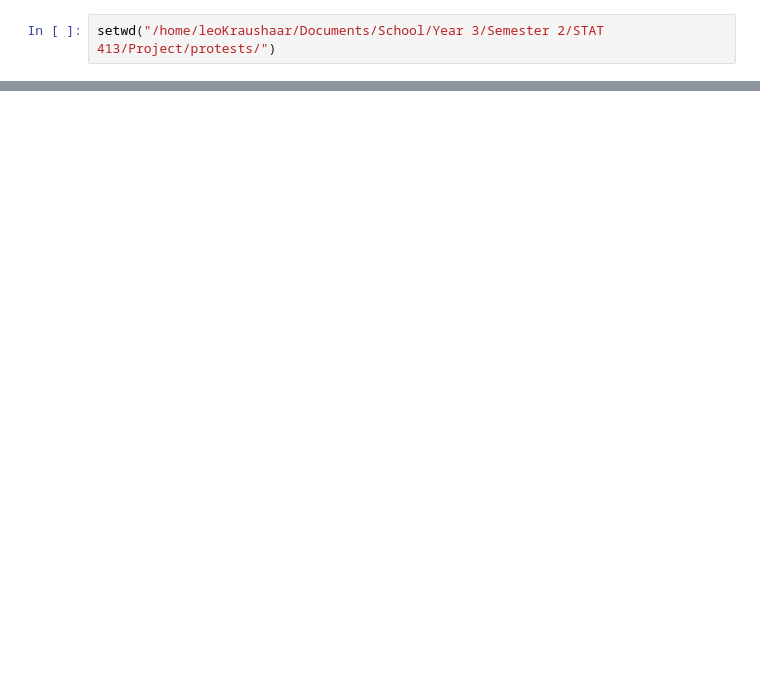
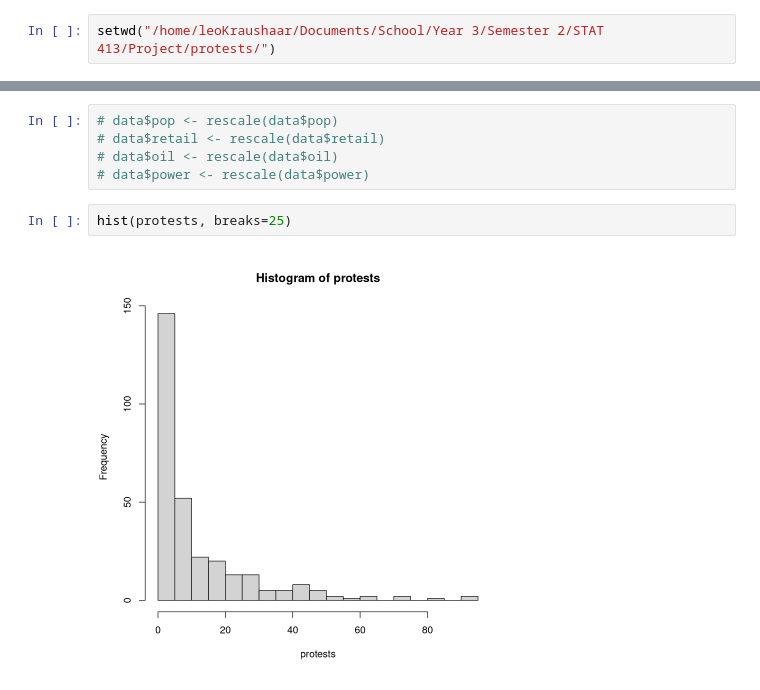
Before and after one commit to LeoKraushaar/protests, a Jupyter notebook: code/R/model_building.ipynb, the cells around one changed output, grey strips where cells are left out. Saved outputs shown, nothing was run; the diff lists cells and outputs as text; blank space fills up the shorter version.

```diff
--- a/code/R/model_building.ipynb
+++ b/code/R/model_building.ipynb
@@ -17,0 +27,9 @@ A data.frame: 6 × 10
+# %%
+# data$pop <- rescale(data$pop)
+# data$retail <- rescale(data$retail)
+# data$oil <- rescale(data$oil)
+# data$power <- rescale(data$power)
+# %%
+hist(protests, breaks=25)
+# %% [output]
+[figure, added]
```
Also changed, not shown: parts of 11 cells of this notebook, 1 other file.
